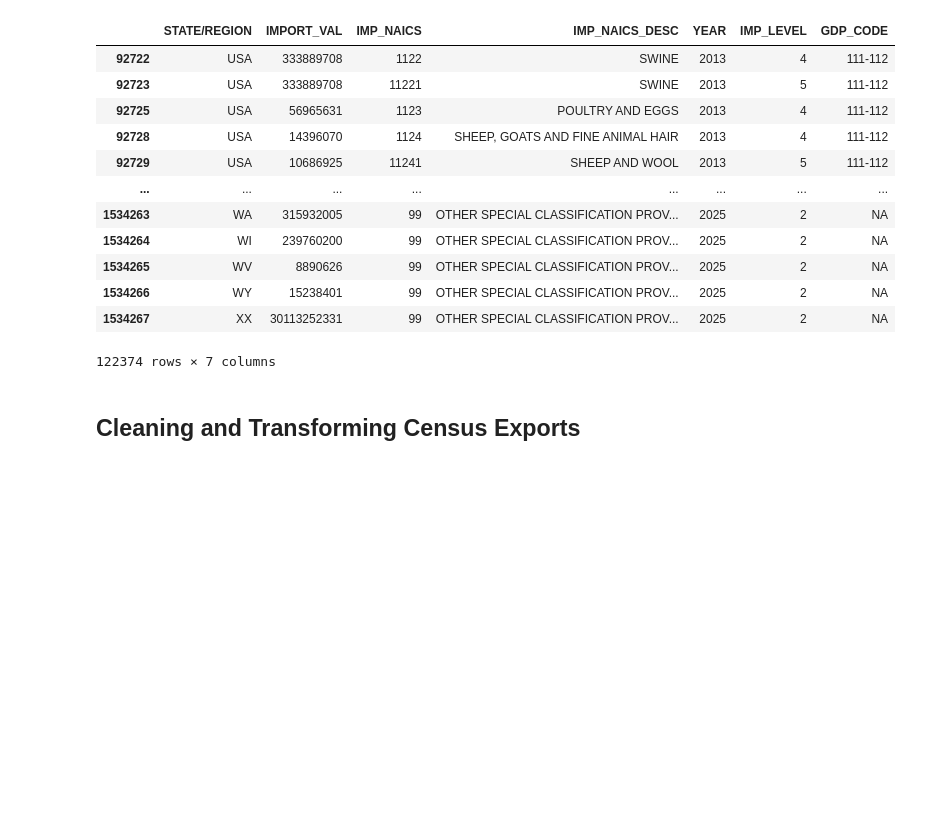
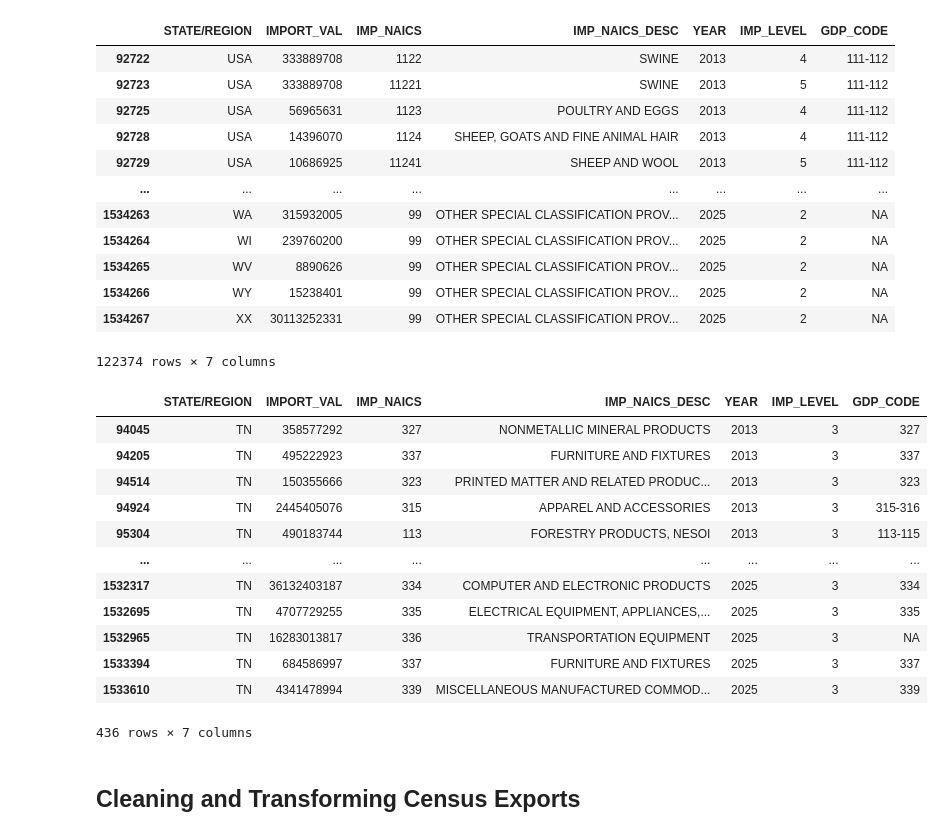
Before and after one commit to buterabuilds/NSS-Capstone, a Jupyter notebook: notebooks/project_eda.ipynb, the cells around one changed output. Cells and saved outputs as stored; diff of their text form; code cells hidden in the pictures; blank space fills up the shorter version.

```diff
--- a/notebooks/project_eda.ipynb
+++ b/notebooks/project_eda.ipynb
@@ -320,6 +306,22 @@ imports_df
 | 1534266 | WY | 15238401 | 99 | OTHER SPECIAL CLASSIFICATION PROV... | 2025 | 2 | NA |
 | 1534267 | XX | 30113252331 | 99 | OTHER SPECIAL CLASSIFICATION PROV... | 2025 | 2 | NA |
 122374 rows × 7 columns
+# %%
+imports_df.loc[(imports_df['IMP_LEVEL'] == 3) & (imports_df['STATE/REGION'] == 'TN')]
+# %% [output]
+|  | STATE/REGION | IMPORT_VAL | IMP_NAICS | IMP_NAICS_DESC | YEAR | IMP_LEVEL | GDP_CODE |
+| 94045 | TN | 358577292 | 327 | NONMETALLIC MINERAL PRODUCTS | 2013 | 3 | 327 |
+| 94205 | TN | 495222923 | 337 | FURNITURE AND FIXTURES | 2013 | 3 | 337 |
+| 94514 | TN | 150355666 | 323 | PRINTED MATTER AND RELATED PRODUC... | 2013 | 3 | 323 |
+| 94924 | TN | 2445405076 | 315 | APPAREL AND ACCESSORIES | 2013 | 3 | 315-316 |
+| 95304 | TN | 490183744 | 113 | FORESTRY PRODUCTS, NESOI | 2013 | 3 | 113-115 |
+| ... | ... | ... | ... | ... | ... | ... | ... |
+| 1532317 | TN | 36132403187 | 334 | COMPUTER AND ELECTRONIC PRODUCTS | 2025 | 3 | 334 |
+| 1532695 | TN | 4707729255 | 335 | ELECTRICAL EQUIPMENT, APPLIANCES,... | 2025 | 3 | 335 |
+| 1532965 | TN | 16283013817 | 336 | TRANSPORTATION EQUIPMENT | 2025 | 3 | NA |
+| 1533394 | TN | 684586997 | 337 | FURNITURE AND FIXTURES | 2025 | 3 | 337 |
+| 1533610 | TN | 4341478994 | 339 | MISCELLANEOUS MANUFACTURED COMMOD... | 2025 | 3 | 339 |
+436 rows × 7 columns
 # %% [markdown]
 ## Cleaning and Transforming Census Exports
 # %%
```
Also changed, not shown: parts of 9 cells of this notebook, 8 other files.
